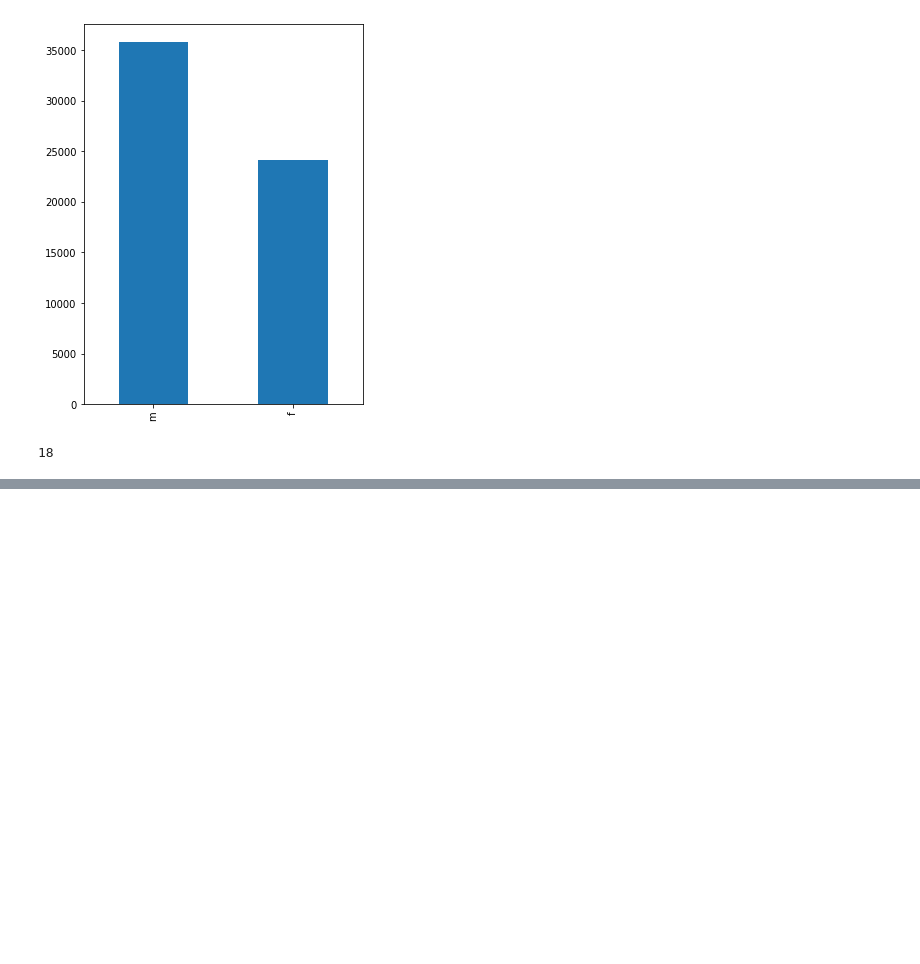
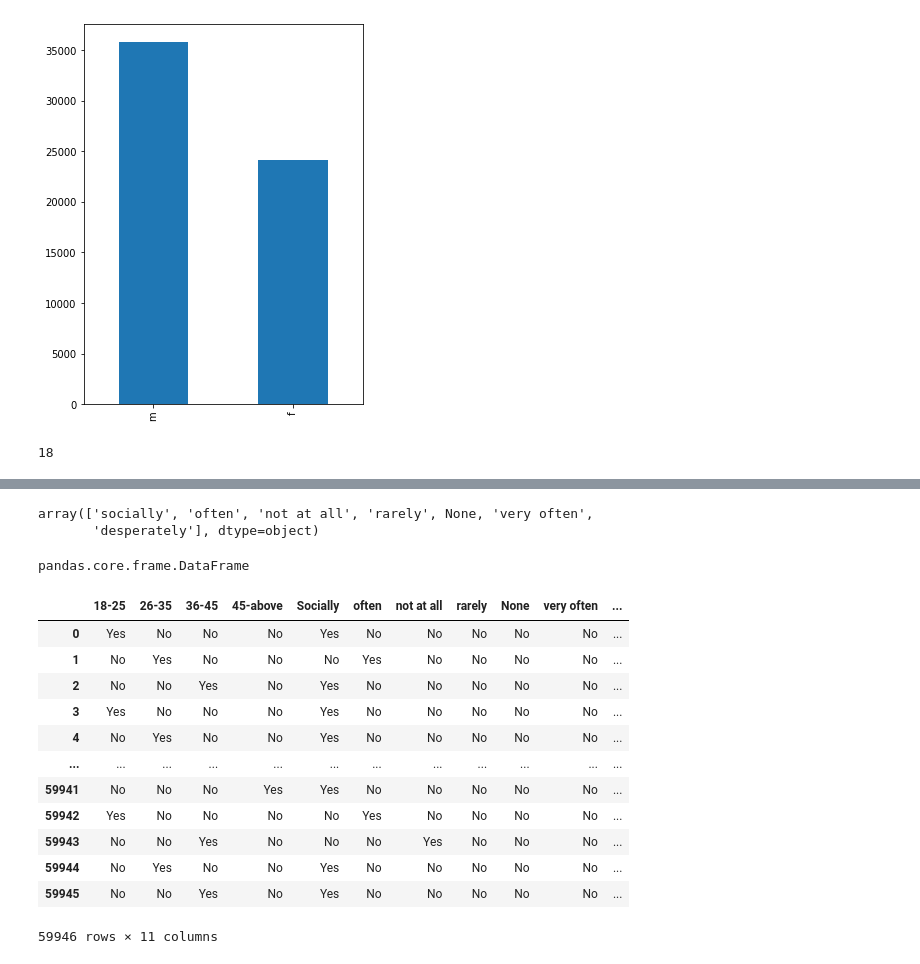
Before and after one commit to subhamyadav580/Data_analysis_of_dating_site_Dataset, a Jupyter notebook: dating_skeleton.ipynb, the cells around one changed output, grey strips where cells are left out. Cells and saved outputs as stored; diff of their text form; code cells hidden in the pictures; blank space fills up the shorter version.

```diff
--- a/dating_skeleton.ipynb
+++ b/dating_skeleton.ipynb
@@ -177,0 +193,5 @@ plt.show()
+# %%
+data.drinks.unique()
+# %% [output]
+array(['socially', 'often', 'not at all', 'rarely', None, 'very often',
+       'desperately'], dtype=object)
@@ -177,0 +203,4 @@ plt.show()
+# %%
+type(drinksAge)
+# %% [output]
+pandas.core.frame.DataFrame
@@ -177,0 +213,4 @@ plt.show()
+# %%
+drinksAge['rarely'] = data['drinks'].apply(lambda x: 'Yes' if x == 'rarely' else 'No')
+# %%
+drinksAge['None'] = data['drinks'].apply(lambda x: 'Yes' if x == 'None' else 'No')
@@ -177,0 +221,16 @@ plt.show()
+# %%
+drinksAge
+# %% [output]
+|  | 18-25 | 26-35 | 36-45 | 45-above | Socially | often | not at all | rarely | None | very often | ... |
+| 0 | Yes | No | No | No | Yes | No | No | No | No | No | ... |
+| 1 | No | Yes | No | No | No | Yes | No | No | No | No | ... |
+| 2 | No | No | Yes | No | Yes | No | No | No | No | No | ... |
+| 3 | Yes | No | No | No | Yes | No | No | No | No | No | ... |
+| 4 | No | Yes | No | No | Yes | No | No | No | No | No | ... |
+| ... | ... | ... | ... | ... | ... | ... | ... | ... | ... | ... | ... |
+| 59941 | No | No | No | Yes | Yes | No | No | No | No | No | ... |
+| 59942 | Yes | No | No | No | No | Yes | No | No | No | No | ... |
+| 59943 | No | No | Yes | No | No | No | Yes | No | No | No | ... |
+| 59944 | No | Yes | No | No | Yes | No | No | No | No | No | ... |
+| 59945 | No | No | Yes | No | Yes | No | No | No | No | No | ... |
+59946 rows × 11 columns
```
Also changed, not shown: parts of 44 cells of this notebook.
